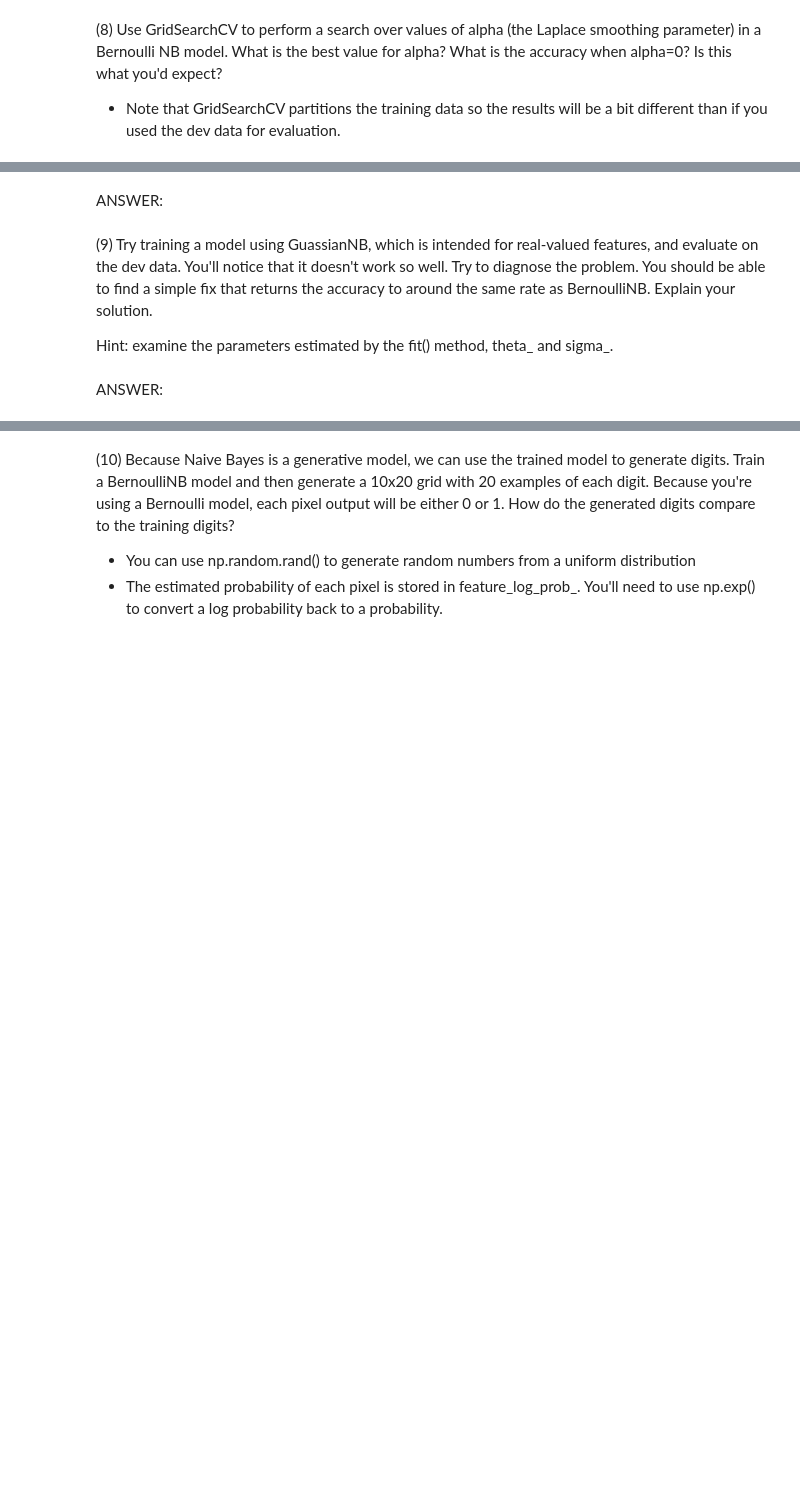
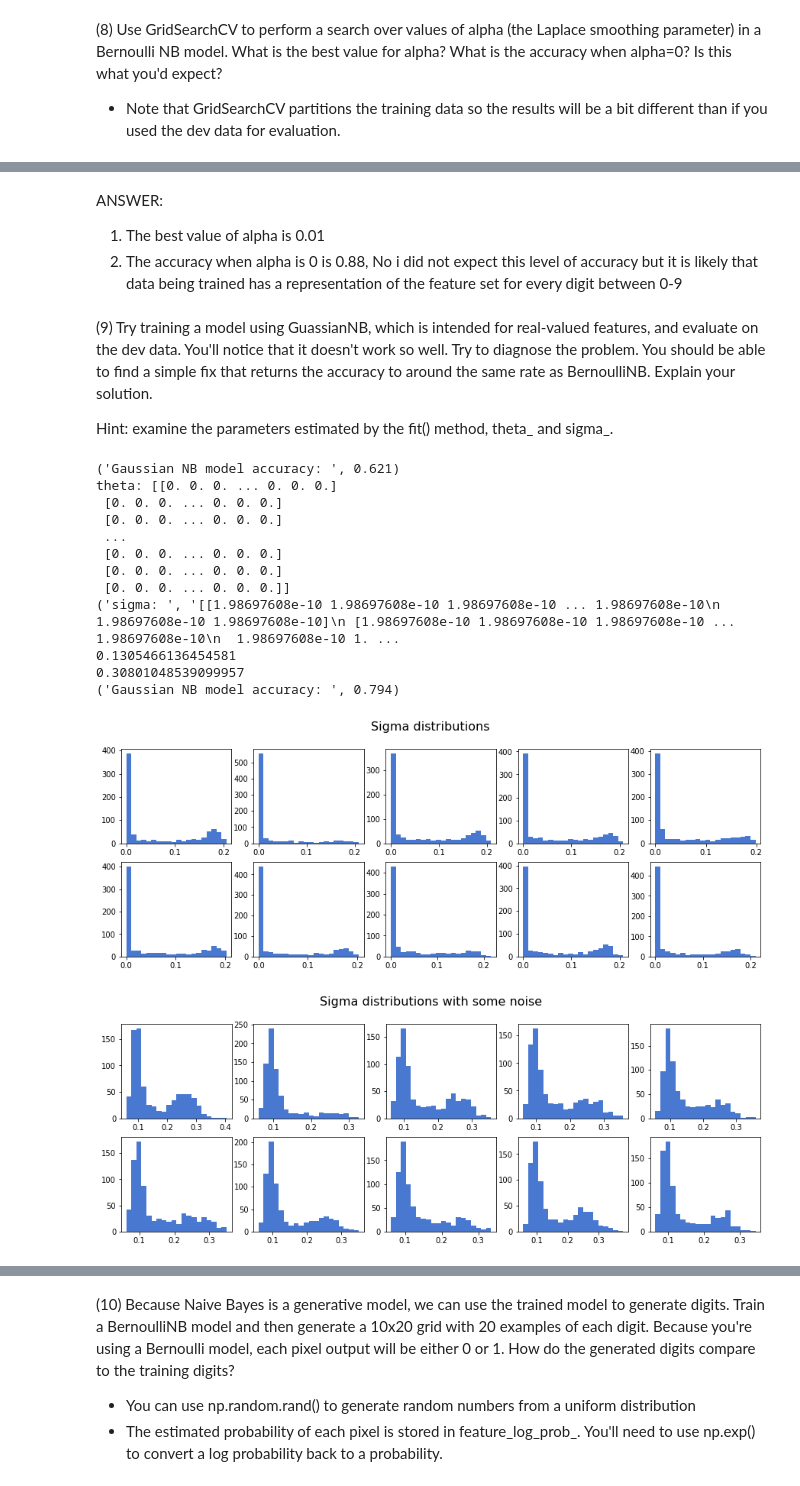
Before and after one commit to sthiruvallur/W207-Applied-Machine-Learning, a Jupyter notebook: Projects/Satya_Thiruvallur_p1.ipynb, the cells around one changed output, grey strips where cells are left out. Cells and saved outputs as stored; diff of their text form; code cells hidden in the pictures; blank space fills up the shorter version.

```diff
--- a/Projects/Satya_Thiruvallur_p1.ipynb
+++ b/Projects/Satya_Thiruvallur_p1.ipynb
@@ -503,7 +504,9 @@ Hence in this scenario BinomialNB is more preferred to MultinomialNB
 # %%
 #print nb.best_params_
-# %% [markdown]
-ANSWER:
+# %% [markdown]
+ANSWER:
+   1. The best value of alpha is 0.01
+   2. The accuracy when alpha is 0 is 0.88, No i did not expect this level of accuracy but it is likely that data being trained has a representation of the feature set for every digit between 0-9
 # %% [markdown]
 (9) Try training a model using GuassianNB, which is intended for real-valued features, and evaluate on the dev data. You'll notice that it doesn't work so well. Try to diagnose the problem. You should be able to find a simple fix that returns the accuracy to around the same rate as BernoulliNB. Explain your solution.
 
@@ -520,2 +514,64 @@ Hint: examine the parameters estimated by the fit() method, theta\_ and sigma\_.
-# %% [markdown]
-ANSWER:
+# %%
+#def P9():
+
+### STUDENT START ###
+def apply_guassianNB():
+    g_model = GaussianNB()
+    g_model.fit(mini_train_data, mini_train_labels)
+    preds = g_model.predict(dev_data)
+    score = g_model.score(dev_data, dev_labels)
+    print("Gaussian NB model accuracy: ", score )
+    print('theta: ' + str(g_model.theta_))
+    print("sigma: ", str(g_model.sigma_))
+    return g_model
+
+g_model = apply_guassianNB()
+
+#We can see from the above the standard deviations are all very small, which is very unlikely of
+# a normal distribution
+#Lets plot the resultant standard deviation of the model to look at the distribution
+fig = plt.figure(figsize=(15,5))
+fig.suptitle('Sigma distributions', fontsize=16)
+for i in range(1,11):
+    plt.subplot(2,5,i)
+    plt.hist(g_model.sigma_[i-1], bins=20)
+
+mean = mini_train_data.mean()
+std = np.std(mini_train_data)
+print mu
+print sigma
+
+#After looking at the distribution below we can see that model is very far from normal.
+#To get a better accuracy we need to convert this to Normal distribution. We can do this by using np.random.normal
+rand_normal = np.random.normal(mean, std, mini_train_data.shape)
+normal_mini_train_data = np.array(mini_train_data + rand_normal)
+new_g_model = GaussianNB()
+new_g_model.fit(normal_mini_train_data, mini_train_labels)
+normal_dev_data = np.array(dev_data + rand_normal)
+new_score = new_g_model.score(normal_dev_data, dev_labels)
+print("Gaussian NB model accuracy: ", new_score )
+
+#Plotting the sigmas again we see
+fig1 = plt.figure(figsize=(15,5))
+fig1.suptitle('Sigma distributions with some noise', fontsize=16)
+for i in range(1,11):
+    plt.subplot(2,5,i)
+    plt.hist(new_g_model.sigma_[i-1], bins=20)
+### STUDENT END ###
+
+#gnb = P9()
+# %% [output]
+('Gaussian NB model accuracy: ', 0.621)
+theta: [[0. 0. 0. ... 0. 0. 0.]
+ [0. 0. 0. ... 0. 0. 0.]
+ [0. 0. 0. ... 0. 0. 0.]
+ ...
+ [0. 0. 0. ... 0. 0. 0.]
+ [0. 0. 0. ... 0. 0. 0.]
+ [0. 0. 0. ... 0. 0. 0.]]
+('sigma: ', '[[1.98697608e-10 1.98697608e-10 1.98697608e-10 ... 1.98697608e-10\n  1.98697608e-10 1.98697608e-10]\n [1.98697608e-10 1.98697608e-10 1.98697608e-10 ... 1.98697608e-10\n  1.98697608e-10 1. ...
+0.1305466136454581
+0.30801048539099957
+('Gaussian NB model accuracy: ', 0.794)
+[figure, added]
+[figure, added]
```
Also changed, not shown: parts of 20 cells of this notebook.
